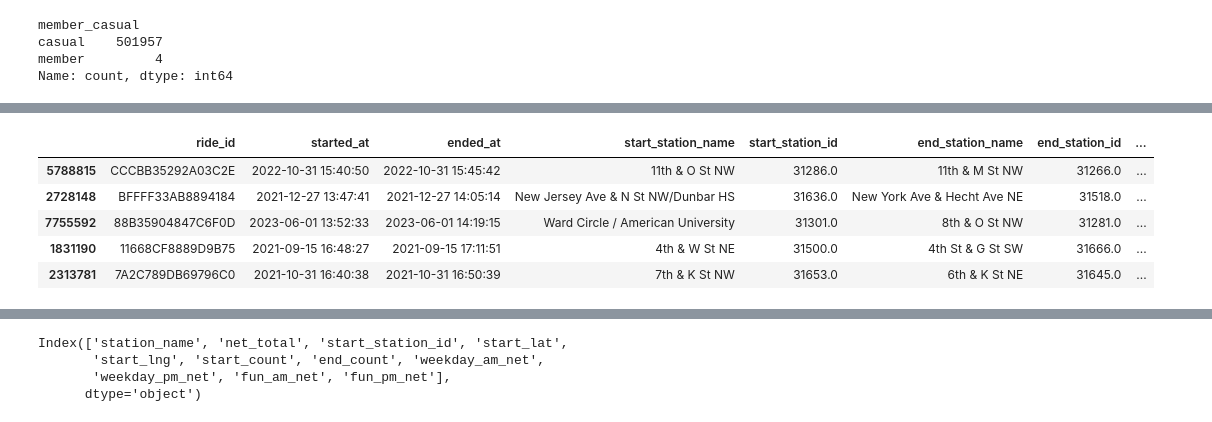
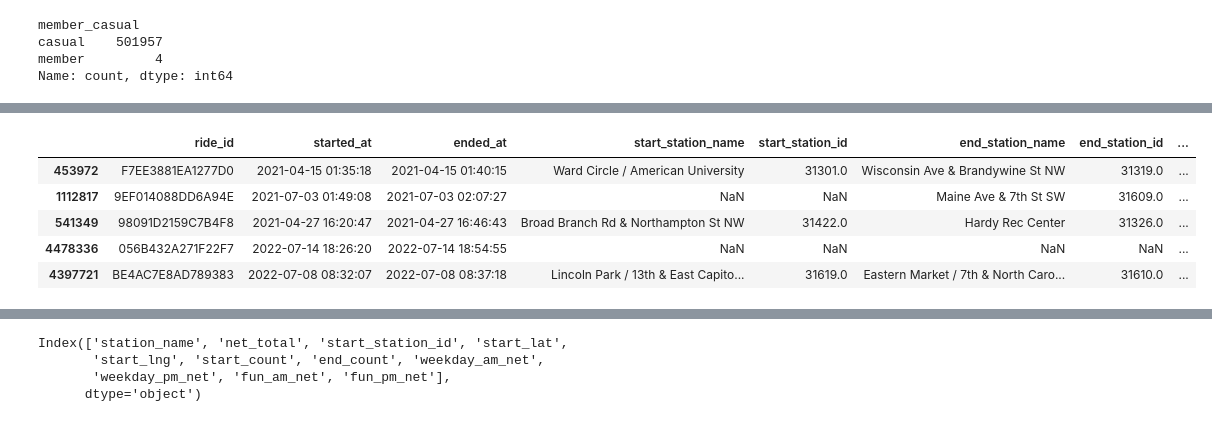
Before and after one commit to Paul-Sabin/Capital-Bikeshare, a Jupyter notebook: Trip Data e-bike.ipynb, the cells around one changed output, grey strips where cells are left out. Cells and saved outputs as stored; diff of their text form; code cells hidden in the pictures.

```diff
--- a/Trip Data e-bike.ipynb
+++ b/Trip Data e-bike.ipynb
@@ -69,8 +69,8 @@ casual    501957
 member         4
 Name: count, dtype: int64
 # %%
-classic_mask = df['rideable_type'] == 'classic_bike'
-classic = df[classic_mask].copy()
-display(classic.info())
+electric_mask = df['rideable_type'] == 'electric_bike'
+electric = df[electric_mask].copy()
+display(electric.info())
 # %% [output]
 <class 'pandas.core.frame.DataFrame'>
@@ -96,6 +96,6 @@ memory usage: 657.7+ MB
 None
 # %%
-classic.drop(['rideable_type'], axis=1, inplace=True)
-display(classic.head())
+electric.drop(['rideable_type'], axis=1, inplace=True)
+display(electric.head())
 # %% [output]
 |  | ride_id | started_at | ended_at | start_station_name | start_station_id | end_station_name | end_station_id | ... |
@@ -121,6 +116,6 @@ endstation_value_counts_electric = df[electric_bike_mask]['end_station_id'].valu
 # %%
-classic['weekend'] = classic['started_at'].dt.dayofweek >= 5
+electric['weekend'] = electric['started_at'].dt.dayofweek >= 5
 # %%
 # Assuming 'start_time' is your datetime column:
-classic['morning'] = classic['started_at'].dt.hour.between(1, 13)
+electric['morning'] = electric['started_at'].dt.hour.between(1, 13)
 # %%
@@ -296,13 +291,13 @@ display(stations.sample(15))
 stations['start_count'].fillna(0, inplace=True)
 stations['end_count'].fillna(0, inplace=True)
 # %%
-display(classic.sample(5))
+display(electric.sample(5))
 # %% [output]
 |  | ride_id | started_at | ended_at | start_station_name | start_station_id | end_station_name | end_station_id | ... |
-| 5788815 | CCCBB35292A03C2E | 2022-10-31 15:40:50 | 2022-10-31 15:45:42 | 11th & O St NW | 31286.0 | 11th & M St NW | 31266.0 | ... |
-| 2728148 | BFFFF33AB8894184 | 2021-12-27 13:47:41 | 2021-12-27 14:05:14 | New Jersey Ave & N St NW/Dunbar HS | 31636.0 | New York Ave & Hecht Ave NE | 31518.0 | ... |
-| 7755592 | 88B35904847C6F0D | 2023-06-01 13:52:33 | 2023-06-01 14:19:15 | Ward Circle / American University | 31301.0 | 8th & O St NW | 31281.0 | ... |
-| 1831190 | 11668CF8889D9B75 | 2021-09-15 16:48:27 | 2021-09-15 17:11:51 | 4th & W St NE | 31500.0 | 4th St & G St SW | 31666.0 | ... |
-| 2313781 | 7A2C789DB69796C0 | 2021-10-31 16:40:38 | 2021-10-31 16:50:39 | 7th & K St NW | 31653.0 | 6th & K St NE | 31645.0 | ... |
+| 453972 | F7EE3881EA1277D0 | 2021-04-15 01:35:18 | 2021-04-15 01:40:15 | Ward Circle / American University | 31301.0 | Wisconsin Ave & Brandywine St NW | 31319.0 | ... |
+| 1112817 | 9EF014088DD6A94E | 2021-07-03 01:49:08 | 2021-07-03 02:07:27 | NaN | NaN | Maine Ave & 7th St SW | 31609.0 | ... |
+| 541349 | 98091D2159C7B4F8 | 2021-04-27 16:20:47 | 2021-04-27 16:46:43 | Broad Branch Rd & Northampton St NW | 31422.0 | Hardy Rec Center | 31326.0 | ... |
+| 4478336 | 056B432A271F22F7 | 2022-07-14 18:26:20 | 2022-07-14 18:54:55 | NaN | NaN | NaN | NaN | ... |
+| 4397721 | BE4AC7E8AD789383 | 2022-07-08 08:32:07 | 2022-07-08 08:37:18 | Lincoln Park / 13th & East Capito... | 31619.0 | Eastern Market / 7th & North Caro... | 31610.0 | ... |
 # %%
 # Filter for AM: 'weekend' is False and 'morning' is True
```
Also changed, not shown: parts of 29 cells of this notebook, 1 other file.
